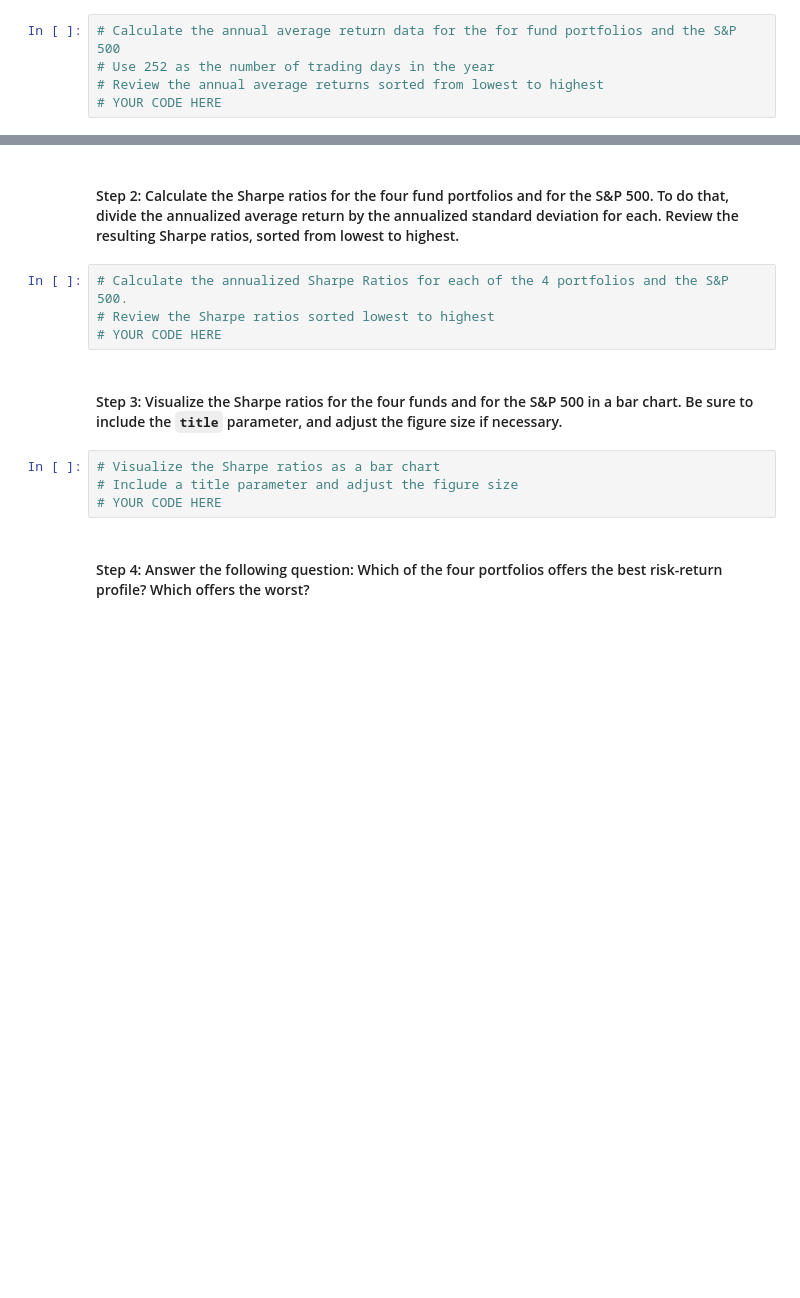
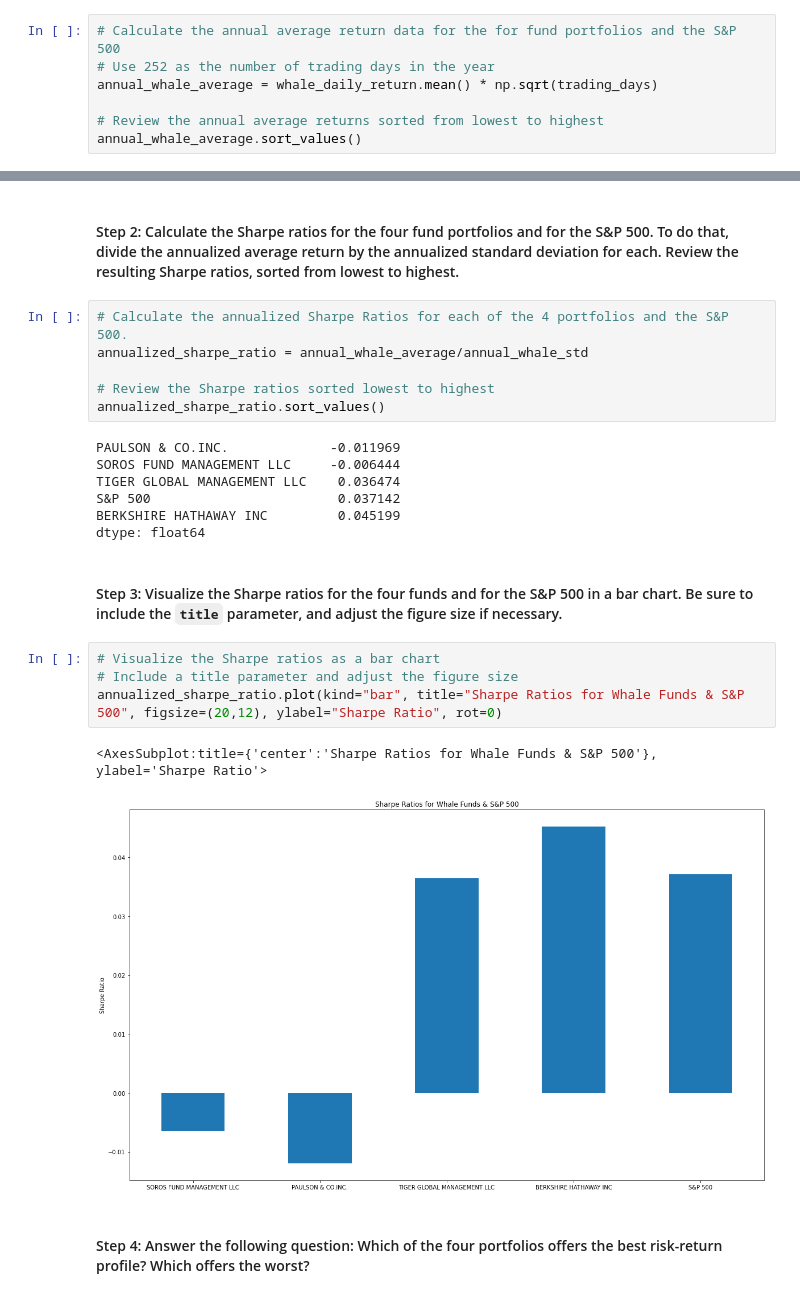
Before and after one commit to chdi2942/Risk_Return_Analysis, a Jupyter notebook: risk_return_analysis.ipynb, the cells around one changed output, grey strips where cells are left out. Cells and saved outputs as stored; diff of their text form; blank space fills up the shorter version.

Commit message:
Calculated Sharpe Ratios for funds to determine risk/return ratio

```diff
--- a/risk_return_analysis.ipynb
+++ b/risk_return_analysis.ipynb
@@ -310,5 +310,7 @@ To determine the overall risk of an asset or portfolio, quantitative analysts an
 # %%
 # Calculate the annual average return data for the for fund portfolios and the S&P 500
 # Use 252 as the number of trading days in the year
+annual_whale_average = whale_daily_return.mean() * np.sqrt(trading_days)
+
 # Review the annual average returns sorted from lowest to highest
-# YOUR CODE HERE
+annual_whale_average.sort_values()
@@ -316,14 +325,26 @@ To determine the overall risk of an asset or portfolio, quantitative analysts an
 #### Step 2: Calculate the Sharpe ratios for the four fund portfolios and for the S&P 500. To do that, divide the annualized average return by the annualized standard deviation for each. Review the resulting Sharpe ratios, sorted from lowest to highest.
 # %%
 # Calculate the annualized Sharpe Ratios for each of the 4 portfolios and the S&P 500.
+annualized_sharpe_ratio = annual_whale_average/annual_whale_std
+
 # Review the Sharpe ratios sorted lowest to highest
-# YOUR CODE HERE
+annualized_sharpe_ratio.sort_values()
+# %% [output]
+PAULSON & CO.INC.             -0.011969
+SOROS FUND MANAGEMENT LLC     -0.006444
+TIGER GLOBAL MANAGEMENT LLC    0.036474
+S&P 500                        0.037142
+BERKSHIRE HATHAWAY INC         0.045199
+dtype: float64
 # %% [markdown]
 #### Step 3: Visualize the Sharpe ratios for the four funds and for the S&P 500 in a bar chart. Be sure to include the `title` parameter, and adjust the figure size if necessary.
 # %%
 # Visualize the Sharpe ratios as a bar chart
 # Include a title parameter and adjust the figure size
-# YOUR CODE HERE
+annualized_sharpe_ratio.plot(kind="bar", title="Sharpe Ratios for Whale Funds & S&P 500", figsize=(20,12), ylabel="Sharpe Ratio", rot=0)
+# %% [output]
+<AxesSubplot:title={'center':'Sharpe Ratios for Whale Funds & S&P 500'}, ylabel='Sharpe Ratio'>
+[figure, added]
 # %% [markdown]
 #### Step 4: Answer the following question: Which of the four portfolios offers the best risk-return profile? Which offers the worst?
 # %% [markdown]
```
Also changed, not shown: parts of 5 cells of this notebook.
